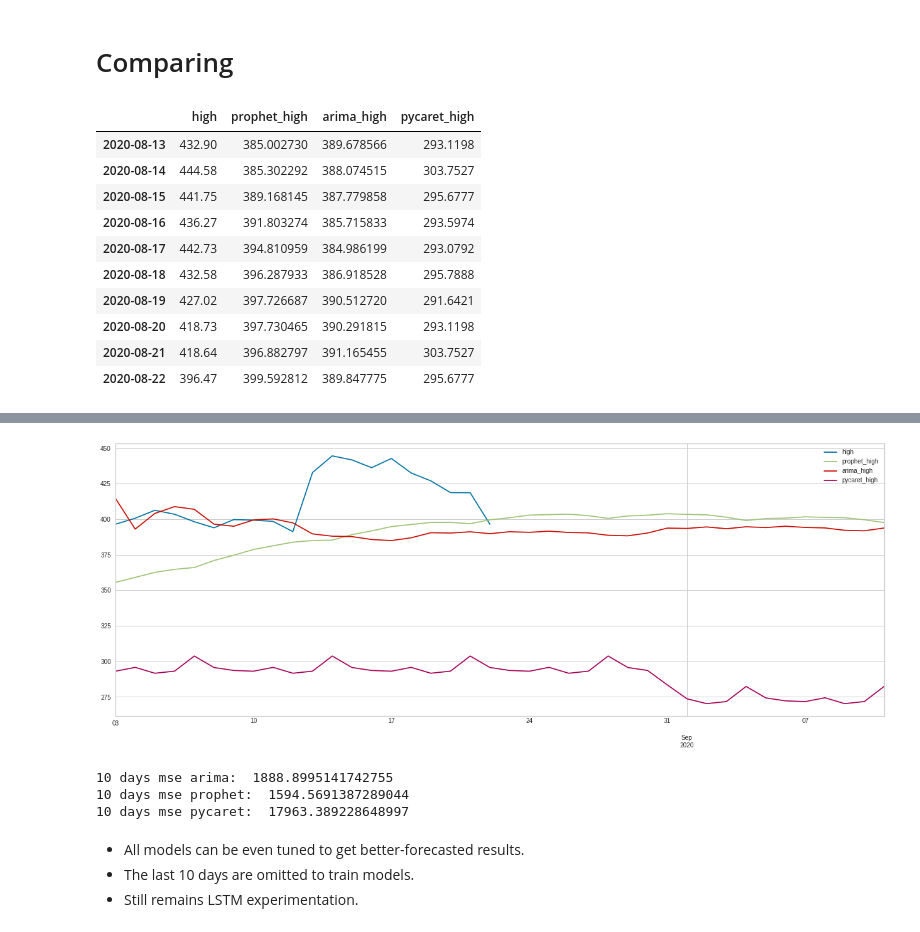
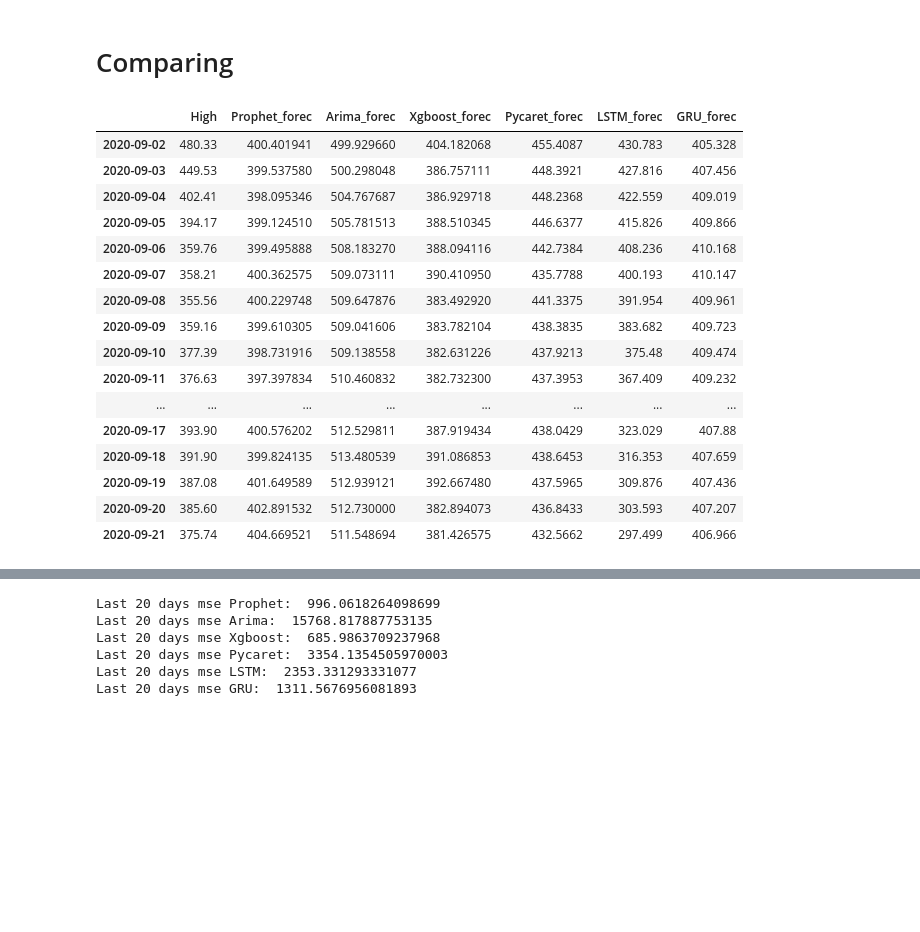
Before and after one commit to juan-ivan-NV/Btc_trading, a Jupyter notebook: Data_extraction_and_models_comparison.ipynb, the cells around one changed output, grey strips where cells are left out. Saved outputs shown, nothing was run; the diff lists cells and outputs as text; code cells hidden in the pictures; blank space fills up the shorter version.

```diff
--- a/Data_extraction_and_models_comparison.ipynb
+++ b/Data_extraction_and_models_comparison.ipynb
@@ -734,3 +733,8 @@ The Mean Absolute Error is: 30.474978698730467
+# %%
+# ► New column to the final data frame
+
+my_coin_forecast_cp['LSTM_Forec'] = 'NaN'
+my_coin_forecast_cp['LSTM_Forec'][-20:] = predsl[0]
 # %% [markdown]
 ### GRU (Gated Recurrent Units)
 # %%
@@ -800,19 +804,36 @@ The Mean Absolute Error is: 45.84284808349609
+# %%
+# ► New column to the final data frame
+
+my_coin_forecast_cp['GRU_Forec'] = 'NaN'
+my_coin_forecast_cp['GRU_Forec'][-20:] = predsg[0]
 # %% [markdown]
 # Comparing
-# %%
-my_coin_forecast_cp[-30:-20]
-# %% [output]
-|  | high | prophet_high | arima_high | pycaret_high |
-| 2020-08-13 | 432.90 | 385.002730 | 389.678566 | 293.1198 |
-| 2020-08-14 | 444.58 | 385.302292 | 388.074515 | 303.7527 |
-| 2020-08-15 | 441.75 | 389.168145 | 387.779858 | 295.6777 |
-| 2020-08-16 | 436.27 | 391.803274 | 385.715833 | 293.5974 |
-| 2020-08-17 | 442.73 | 394.810959 | 384.986199 | 293.0792 |
-| 2020-08-18 | 432.58 | 396.287933 | 386.918528 | 295.7888 |
-| 2020-08-19 | 427.02 | 397.726687 | 390.512720 | 291.6421 |
-| 2020-08-20 | 418.73 | 397.730465 | 390.291815 | 293.1198 |
-| 2020-08-21 | 418.64 | 396.882797 | 391.165455 | 303.7527 |
-| 2020-08-22 | 396.47 | 399.592812 | 389.847775 | 295.6777 |
+# %%
+# ► Renaming columns
+
+my_coin_forecast_cp.rename(columns={'high': 'High', 'prophet_high': 'Prophet_forec', 'arima_high': 'Arima_forec', 'xgb_forec': 'Xgboost_forec', 'pycaret_high': 'Pycaret_forec', 'LSTM_Forec': 'LSTM_forec', 'GRU_Forec': 'GRU_forec'}, inplace=True)
+# %%
+# ► The final data frame real price ('high') with all forecastings
+
+my_coin_forecast_cp[-20:]
+# %% [output]
+|  | High | Prophet_forec | Arima_forec | Xgboost_forec | Pycaret_forec | LSTM_forec | GRU_forec |
+| 2020-09-02 | 480.33 | 400.401941 | 499.929660 | 404.182068 | 455.4087 | 430.783 | 405.328 |
+| 2020-09-03 | 449.53 | 399.537580 | 500.298048 | 386.757111 | 448.3921 | 427.816 | 407.456 |
+| 2020-09-04 | 402.41 | 398.095346 | 504.767687 | 386.929718 | 448.2368 | 422.559 | 409.019 |
+| 2020-09-05 | 394.17 | 399.124510 | 505.781513 | 388.510345 | 446.6377 | 415.826 | 409.866 |
+| 2020-09-06 | 359.76 | 399.495888 | 508.183270 | 388.094116 | 442.7384 | 408.236 | 410.168 |
+| 2020-09-07 | 358.21 | 400.362575 | 509.073111 | 390.410950 | 435.7788 | 400.193 | 410.147 |
+| 2020-09-08 | 355.56 | 400.229748 | 509.647876 | 383.492920 | 441.3375 | 391.954 | 409.961 |
+| 2020-09-09 | 359.16 | 399.610305 | 509.041606 | 383.782104 | 438.3835 | 383.682 | 409.723 |
+| 2020-09-10 | 377.39 | 398.731916 | 509.138558 | 382.631226 | 437.9213 | 375.48 | 409.474 |
+| 2020-09-11 | 376.63 | 397.397834 | 510.460832 | 382.732300 | 437.3953 | 367.409 | 409.232 |
+| ... | ... | ... | ... | ... | ... | ... | ... |
+| 2020-09-17 | 393.90 | 400.576202 | 512.529811 | 387.919434 | 438.0429 | 323.029 | 407.88 |
+| 2020-09-18 | 391.90 | 399.824135 | 513.480539 | 391.086853 | 438.6453 | 316.353 | 407.659 |
+| 2020-09-19 | 387.08 | 401.649589 | 512.939121 | 392.667480 | 437.5965 | 309.876 | 407.436 |
+| 2020-09-20 | 385.60 | 402.891532 | 512.730000 | 382.894073 | 436.8433 | 303.593 | 407.207 |
+| 2020-09-21 | 375.74 | 404.669521 | 511.548694 | 381.426575 | 432.5662 | 297.499 | 406.966 |
 # %%
 import plotly.graph_objects as go
 fig = go.Figure()
@@ -835,22 +849,21 @@ fig.update_layout(title="Coin behavior forecast vs actuals, price in USD")
 fig.show()
 # %% [output]
 [interactive output not drawn]
-# %%
-_ = my_coin_forecast_cp[['high','prophet_high','arima_high','pycaret_high']][-40:].plot(figsize=(22, 8))
-# %% [output]
-[figure, removed]
 # %%
 # ► In the last step to compare models, not before cause there are issues with sklearn versions for pmdarima and pycaret
+
 from sklearn.metrics import mean_squared_error as mse
-print('10 days mse arima: ',mse(my_coin_forecast_cp.high[-30:-20],my_coin_forecast_cp.arima_high[-30:-20]))
-print('10 days mse prophet: ',mse(my_coin_forecast_cp.high[-30:-20],my_coin_forecast_cp.prophet_high[-30:-20]))
-print('10 days mse pycaret: ',mse(my_coin_forecast_cp.high[-30:-20],my_coin_forecast_cp.pycaret_high[-30:-20]))
+
+print('Last 20 days mse Prophet: ',mse(my_coin_forecast_cp.High[-20:], my_coin_forecast_cp.Prophet_forec[-20:]))
+print('Last 20 days mse Arima: ',mse(my_coin_forecast_cp.High[-20:], my_coin_forecast_cp.Arima_forec[-20:]))
+print('Last 20 days mse Xgboost: ',mse(my_coin_forecast_cp.High[-20:], my_coin_forecast_cp.Xgboost_forec[-20:]))
+print('Last 20 days mse Pycaret: ',mse(my_coin_forecast_cp.High[-20:], my_coin_forecast_cp.Pycaret_forec[-20:]))
+print('Last 20 days mse LSTM: ',mse(my_coin_forecast_cp.High[-20:], my_coin_forecast_cp.LSTM_forec[-20:]))
+print('Last 20 days mse GRU: ',mse(my_coin_forecast_cp.High[-20:], my_coin_forecast_cp.GRU_forec[-20:]))
 # %% [output]
-10 days mse arima:  1888.8995141742755
-10 days mse prophet:  1594.5691387289044
-10 days mse pycaret:  17963.389228648997
+Last 20 days mse Prophet:  996.0618264098699
+Last 20 days mse Arima:  15768.817887753135
+Last 20 days mse Xgboost:  685.9863709237968
+Last 20 days mse Pycaret:  3354.1354505970003
+Last 20 days mse LSTM:  2353.331293331077
+Last 20 days mse GRU:  1311.5676956081893
-# %% [markdown]
-
-*   All models can be even tuned to get better-forecasted results.
-*   The last 10 days are omitted to train models.
-*   Still remains LSTM experimentation.
```
Also changed, not shown: parts of 14 cells of this notebook.
